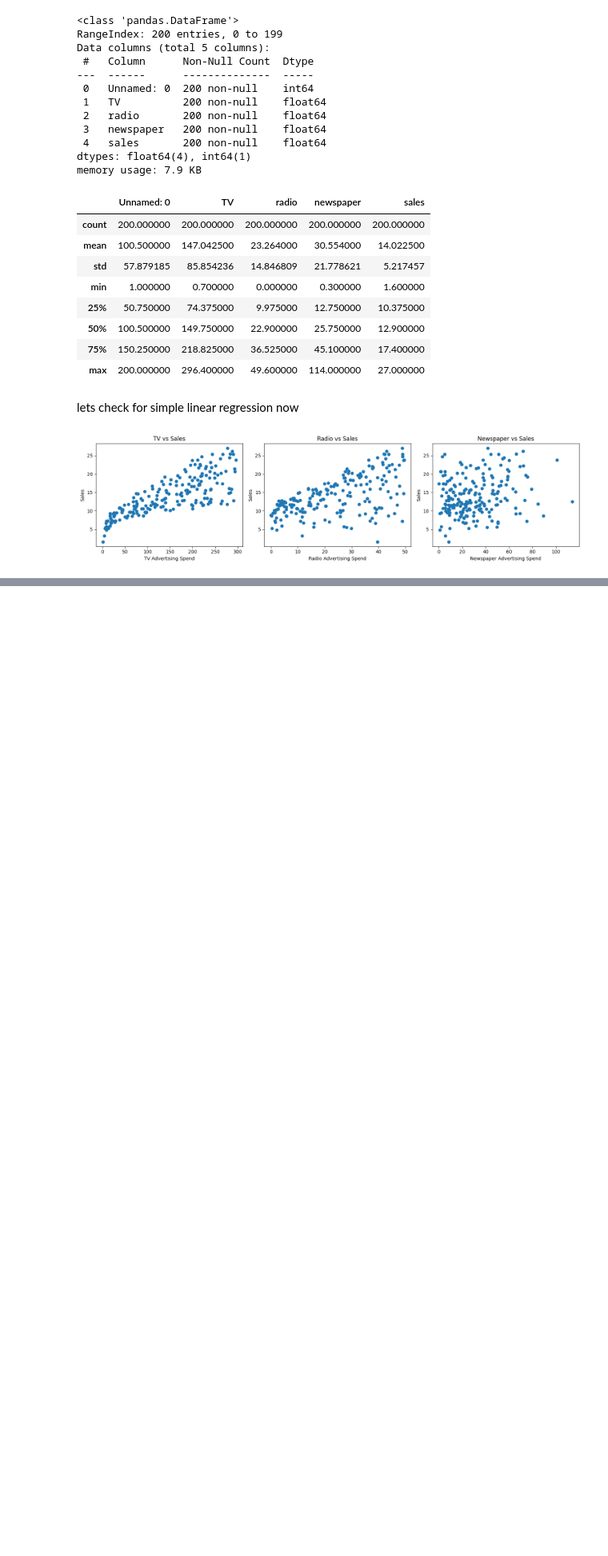
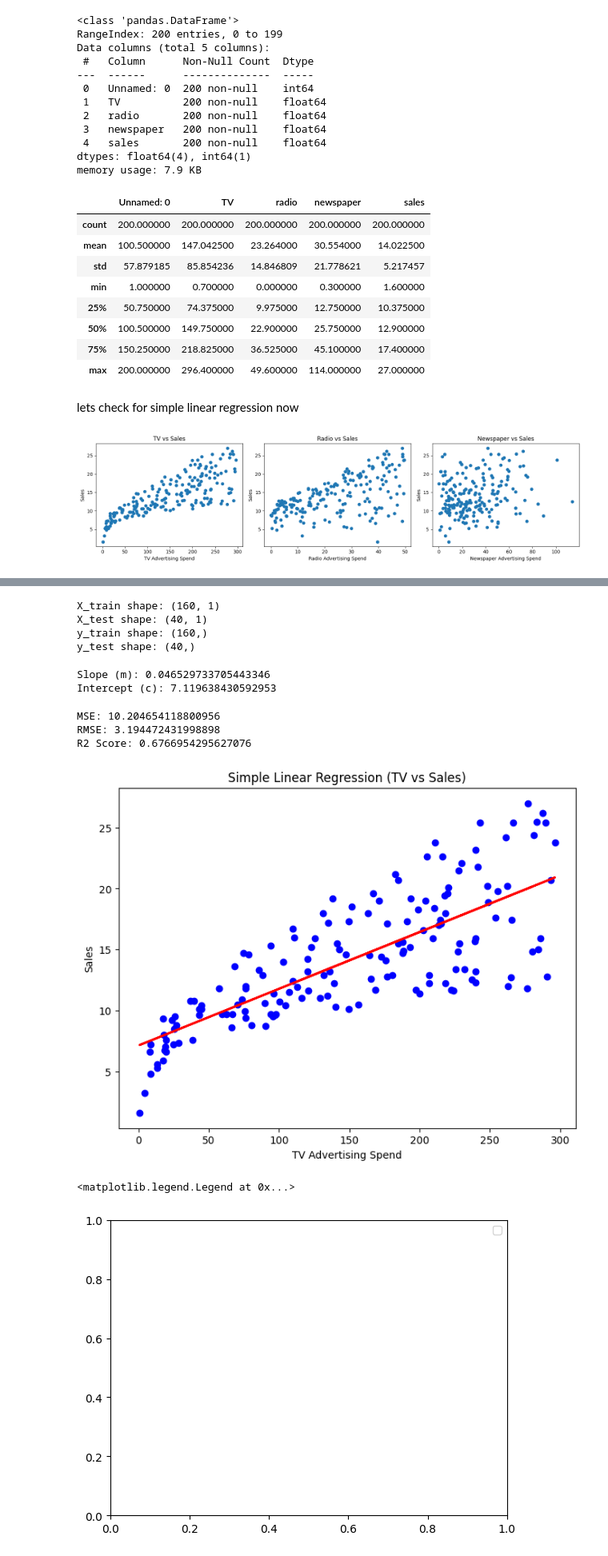
Before and after one commit to rachitgoyal14/supervised-unsupervised-notes, a Jupyter notebook: polynomial-regression/demo.ipynb, the cells around one changed output, grey strips where cells are left out. Shown at 80% size. Saved outputs shown, nothing was run; the diff lists cells and outputs as text; code cells hidden in the pictures; blank space fills up the shorter version.

```diff
--- a/polynomial-regression/demo.ipynb
+++ b/polynomial-regression/demo.ipynb
@@ -86,0 +86,38 @@ plt.show()
+# %%
+X = data[['TV']]
+y = data['sales']
+
+# Split 80% train, 20% test
+X_train, X_test, y_train, y_test = train_test_split(
+    X, y,
+    test_size=0.2,
+    random_state=42
+)
+
+# Check shapes
+print("X_train shape:", X_train.shape)
+print("X_test shape:", X_test.shape)
+print("y_train shape:", y_train.shape)
+print("y_test shape:", y_test.shape)
+# %% [output]
+X_train shape: (160, 1)
+X_test shape: (40, 1)
+y_train shape: (160,)
+y_test shape: (40,)
+# %%
+from sklearn.linear_model import LinearRegression
+# Create model
+lin_model = LinearRegression()
+
+# Train lin_model
+lin_model.fit(X_train, y_train)
+
+# Get parameters
+m = lin_model.coef_[0]      # slope
+c = lin_model.intercept_    # intercept
+
+print("Slope (m):", m)
+print("Intercept (c):", c)
+# %% [output]
+Slope (m): 0.046529733705443346
+Intercept (c): 7.119638430592953
@@ -86,0 +126,34 @@ plt.show()
+# %%
+from sklearn.metrics import mean_squared_error, r2_score, root_mean_squared_error
+
+print("MSE:", mean_squared_error(y_test, y_pred))
+print("RMSE:", root_mean_squared_error(y_test, y_pred))
+print("R2 Score:", r2_score(y_test, y_pred))
+# %% [output]
+MSE: 10.204654118800956
+RMSE: 3.194472431998898
+R2 Score: 0.6766954295627076
+# %%
+plt.figure(figsize=(8,6))
+
+# Scatter points (Training data)
+plt.scatter(X_train, y_train,
+            color='blue',
+            label='Training Data')
+
+# Regression line
+plt.plot(X_train, lin_model.predict(X_train),
+         color='red',
+         linewidth=2,
+         label='Regression Line')
+
+plt.xlabel("TV Advertising Spend")
+plt.ylabel("Sales")
+plt.title("Simple Linear Regression (TV vs Sales)")
+
+plt.show()
+plt.legend()
+# %% [output]
+[figure, added]
+<matplotlib.legend.Legend at 0x...>
+[figure, added]
```
Also changed, not shown: parts of 4 cells of this notebook.
